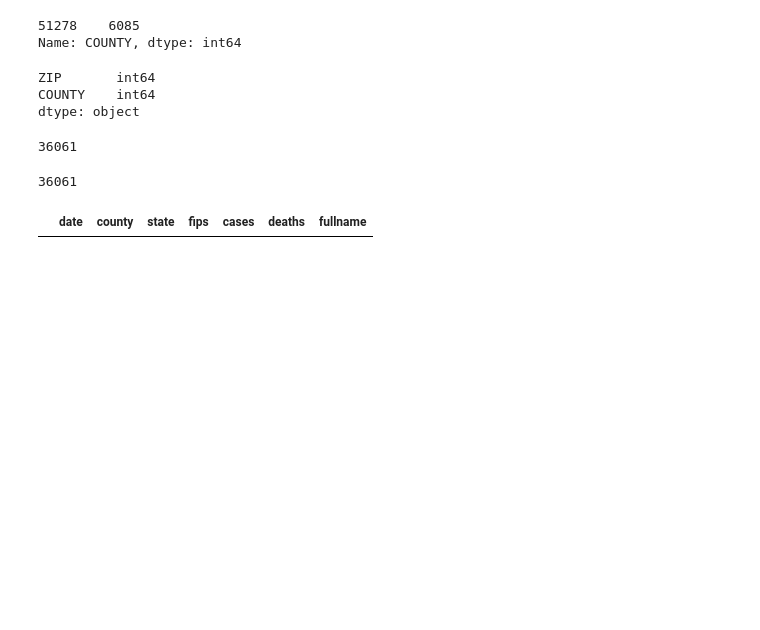
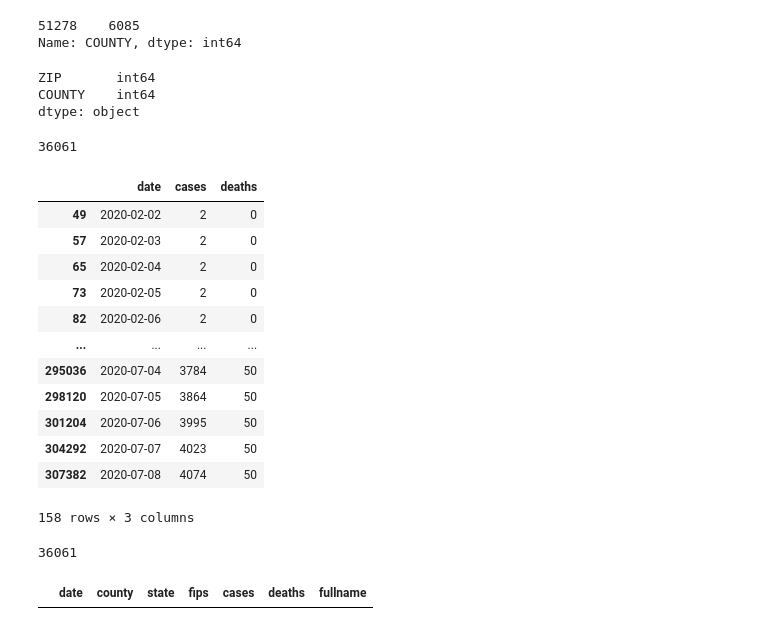
Before and after one commit to zgarsh/covid-tracker, a Jupyter notebook: playground.ipynb, the cells around one changed output. Saved outputs shown, nothing was run; the diff lists cells and outputs as text; code cells hidden in the pictures; blank space fills up the shorter version.

```diff
--- a/playground.ipynb
+++ b/playground.ipynb
@@ -80,11 +80,34 @@ def zip_to_data(zip):
 
     return data
 
-zip_code = 94022
+def get_county_data_from_name(fullname):
+    my_data = og_data[og_data.fullname == fullname]
 
-result = zip_to_data(zip_code)
-county_name = result['county']
-county_data = result['data']
+    county_name = my_data['county'].unique()
+
+    if len(county_name) > 1:
+        raise ValueError('something is wrong - found more than one matching county')
+
+    my_filtered_data = my_data[['date', 'cases', 'deaths']]
+
+
+    return my_filtered_data
+# %%
+get_county_data_from_name('San Francisco County, California')
+# %% [output]
+|  | date | cases | deaths |
+| 49 | 2020-02-02 | 2 | 0 |
+| 57 | 2020-02-03 | 2 | 0 |
+| 65 | 2020-02-04 | 2 | 0 |
+| 73 | 2020-02-05 | 2 | 0 |
+| 82 | 2020-02-06 | 2 | 0 |
+| ... | ... | ... | ... |
+| 295036 | 2020-07-04 | 3784 | 50 |
+| 298120 | 2020-07-05 | 3864 | 50 |
+| 301204 | 2020-07-06 | 3995 | 50 |
+| 304292 | 2020-07-07 | 4023 | 50 |
+| 307382 | 2020-07-08 | 4074 | 50 |
+158 rows × 3 columns
 # %%
 zip_to_fips(10010)
 # %% [output]
```
Also changed, not shown: parts of 2 cells of this notebook, 1 other file.
